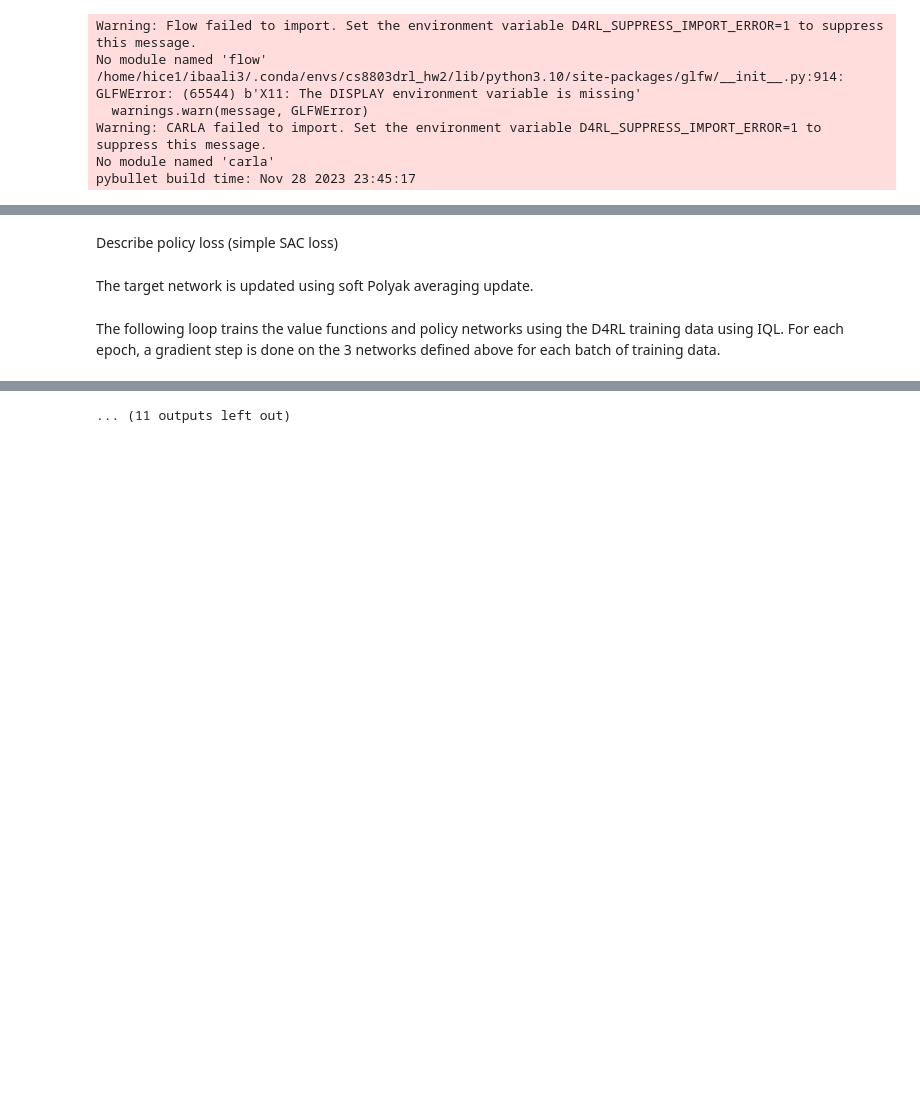
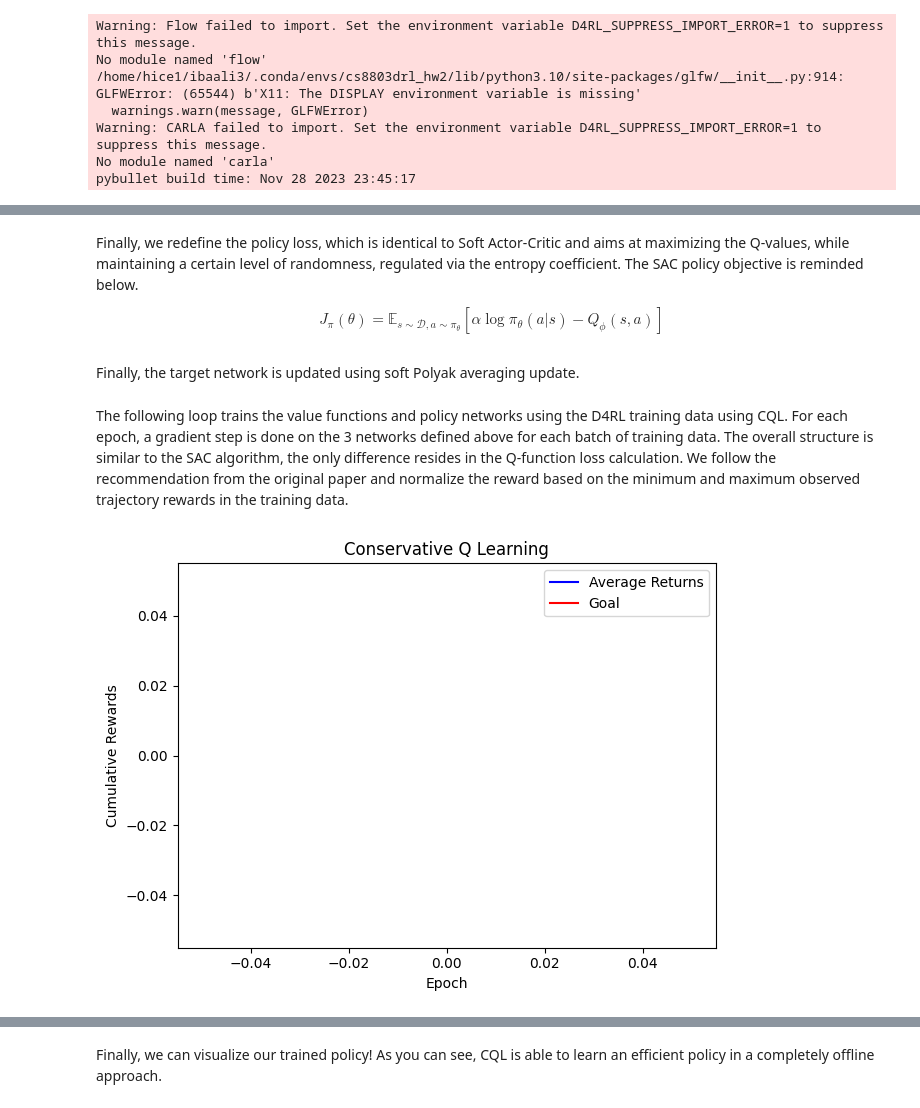
Before and after one commit to IliasBaali/CQL_IQL_code, a Jupyter notebook: CQL.ipynb, the cells around one changed output, grey strips where cells are left out. Saved outputs shown, nothing was run; the diff lists cells and outputs as text; code cells hidden in the pictures; blank space fills up the shorter version.

```diff
--- a/CQL.ipynb
+++ b/CQL.ipynb
@@ -324,15 +374,22 @@ policy_optimizer = Adam(cql_policy.parameters(), lr=5e-5)
 # %% [markdown]
-Describe policy loss (simple SAC loss)
+Finally, we redefine the policy loss, which is identical to Soft Actor-Critic and aims at maximizing the Q-values, while maintaining a certain level of randomness, regulated via the entropy coefficient. The SAC policy objective is reminded below.
+
+$$
+J_\pi(\theta) = \mathbb{E}_{s \sim \mathcal{D}, a \sim \pi_\theta}
+\left[ \alpha \log \pi_\theta(a | s) - Q_\phi(s, a) \right]
+$$
 # %%
 ################################## Hyper-parameters Tuning ##################################
 alpha = .2 #entropy coefficient
 #############################################################################################
 
 def optimize_theta(states):
-    #############################################################################################
-    # TODO: Update Actor
-    # Hint: Policy Loss: Jπ = 𝔼st∼D,εt∼N[α * logπ(f(εt;st)|st) − Q(st,f(εt;st))]
-    #states = torch.tensor(states,dtype=torch.float64)
+    """
+    Performs a gradient step on the policy.
+
+    Args:
+        states: batch of states from the training data
+    """
     actions, log_probs, _ = cql_policy.sample(states)
 
     Q_values = torch.amin(torch.cat(q_critic.forward(states,actions), 1),1).unsqueeze(-1)
@@ -344,9 +401,8 @@ def optimize_theta(states):
     policy_optimizer.step()
 
     return loss
-    #############################################################################################
 # %% [markdown]
-The target network is updated using soft Polyak averaging update.
+Finally, the target network is updated using soft Polyak averaging update.
 # %%
 ################################## Hyper-parameters Tuning ##################################
 tau = 0.005
@@ -354,24 +410,26 @@ tau = 0.005
 
 
 def update_target():
+    """
+    Performs a soft Polyak-averaging update of the target network.
+    """
     for var, var_target in zip(q_critic.parameters(), q_critic_target.parameters()):
         var_target.data = tau * var.data + (1.0 - tau) * var_target.data
 # %% [markdown]
-The following loop trains the value functions and policy networks using the D4RL training data using IQL. For each epoch, a gradient step is done on the 3 networks defined above for each batch of training data.
+The following loop trains the value functions and policy networks using the D4RL training data using CQL. For each epoch, a gradient step is done on the 3 networks defined above for each batch of training data. The overall structure is similar to the SAC algorithm, the only difference resides in the Q-function loss calculation. We follow the recommendation from the original paper and normalize the reward based on the minimum and maximum observed trajectory rewards in the training data.
 # %%
-EPOCHS = 200
+################################## Hyper-parameters Tuning ##################################
+EPOCHS = 2
 EVAL_FREQ = 10
 LOAD_FROM_CKPT = False
 
 min_rew, max_rew = return_range(dataset, 1000) #for reward normalization. Returns min/max trajectory reward
-
-
 #############################################################################################
 
 policy_lr_schedule = CosineAnnealingLR(policy_optimizer, EPOCHS * len(sampler)) #similarly to what is done in the paper
 
 means, stds, start_epoch = [], [], 0
-if os.path.exists('cql_checkpoint.pth') and LOAD_FROM_CKPT:
+if os.path.exists('cql_checkpoint.pth') and LOAD_FROM_CKPT: #to continue training from checkpoint
     checkpoint = torch.load('cql_checkpoint.pth')
 
     cql_policy.load_state_dict(checkpoint['cql_policy'])
@@ -389,7 +447,7 @@ if os.path.exists('cql_checkpoint.pth') and LOAD_FROM_CKPT:
 for epoch in range(start_epoch, EPOCHS):
     total_q_loss = total_v_loss = total_policy_loss = count = 0
     policy_losses = []
-    # for batch in tqdm(dataloader):
+
     for batch in tqdm(sampler):
         ################# Gather batch data ##################
         state = batch['state'].to(DEVICE)
@@ -397,10 +455,8 @@ for epoch in range(start_epoch, EPOCHS):
         action = batch['action'].to(DEVICE)
         reward = einops.rearrange(batch['reward'], 'b -> b 1').to(DEVICE)
         reward = reward / (max_rew - min_rew) * 1000
-        #reward = reward-1
         not_done = einops.rearrange(batch['not_done'], 'b -> b 1').to(DEVICE)
         ######################################################
-
 
         ################### Update networks ##################
         #Update Q network
@@ -414,33 +470,32 @@ for epoch in range(start_epoch, EPOCHS):
         policy_loss = optimize_theta(state)
         ######################################################
 
         #Record the losses throughout the training
         total_q_loss += q_loss.item()
         total_policy_loss += policy_loss.item()
         count += 1
 
     #Evaluation step
     if (epoch + 1) % EVAL_FREQ == 0:
         rew_mean, rew_std = eval_policy(cql_policy, environment_name=ENVIRONMENT_NAME, eval_episodes=50)
         print(f'Epoch: {epoch + 1}. Q Loss: {total_q_loss / count:.4f}. P Loss: {total_policy_loss / count:.4f}. Reward: {rew_mean:.4f} +/- {rew_std:.4f}')
         means.append(rew_mean)
         stds.append(rew_std)
 
-    # Save a checkpoint so that you can resume training if it crashes
+    # Save a checkpoint so that we can resume training if it crashes
     checkpoint = {
         'cql_policy': cql_policy.state_dict(),
         'policy_optimizer': policy_optimizer.state_dict(),
         'q_critic': q_critic.state_dict(),
         'q_critic_target': q_critic_target.state_dict(),
         'q_optimizer': q_optimizer.state_dict(),
         'epoch': epoch + 1,
         'means': means,
         'stds': stds
     }
     torch.save(checkpoint, 'cql_checkpoint.pth')
 
 epochs = np.arange(EVAL_FREQ, EPOCHS+1, step=EVAL_FREQ)
-print(epochs)
-print(stds)
 plot_returns(means, stds, 'Conservative Q Learning', goal=0.3, epochs=epochs)
 # %% [output]
+[figure, added]
@@ -459,4 +504,5 @@ Epoch: 120. Q Loss: 75.9094. P Loss: -234.1111. Reward: 0.7220 +/- 0.0330
-... (11 outputs left out)
+# %% [markdown]
+Finally, we can visualize our trained policy! As you can see, CQL is able to learn an efficient policy in a completely offline approach.
 # %%
 cql_policy.load_state_dict(torch.load('cql_checkpoint.pth')['cql_policy'])
 frames, total_reward = demo_policy(cql_policy, environment_name=ENVIRONMENT_NAME, steps=1000)
```
Also changed, not shown: parts of 15 cells of this notebook, 8 other files.
